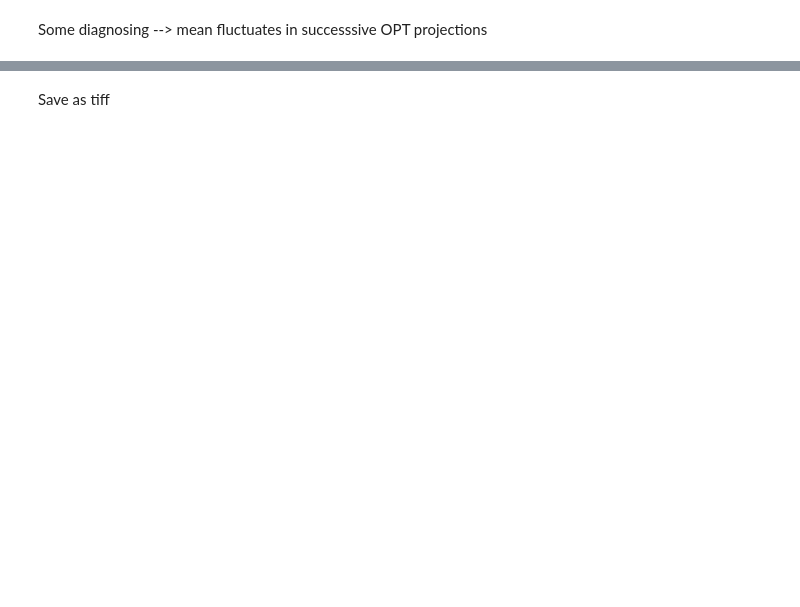
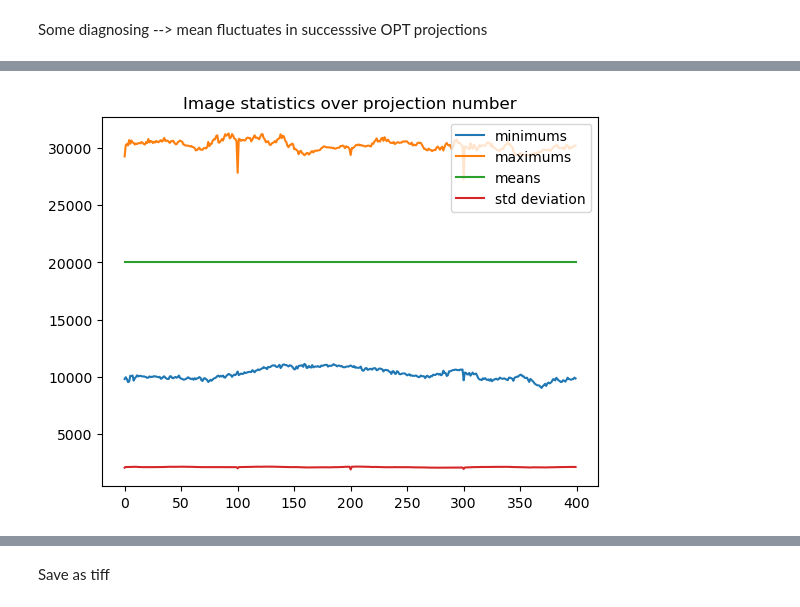
Before and after one commit to kwokkenton/optea, a Jupyter notebook: led_array/agarose_phantom_analysis waller.ipynb, the cells around one changed output, grey strips where cells are left out. Saved outputs shown, nothing was run; the diff lists cells and outputs as text; code cells hidden in the pictures; blank space fills up the shorter version.

```diff
--- a/led_array/agarose_phantom_analysis waller.ipynb
+++ b/led_array/agarose_phantom_analysis waller.ipynb
@@ -248,0 +281,28 @@ plt.colorbar()
+# %%
+bias = 2e4
+scale = 2000
+phase_contrast_processed = phase_contrast*scale + bias
+# %%
+def plot_statistics(array):
+    minimums = []
+    maximums = []
+    means = []
+    std = []
+    for i in range(num_projections):
+        minimums.append(np.min(array[i]))
+        maximums.append(np.max(array[i]))
+        means.append(np.mean(array[i]))
+        std.append(np.std(array[i]))
+
+    plt.title('Image statistics over projection number')
+    plt.plot(minimums, label='minimums')
+    plt.plot(maximums, label= 'maximums')
+    plt.plot(means, label='means')
+
+    plt.plot(std, label='std deviation')
+    plt.legend()
+    plt.show()
+
+plot_statistics(phase_contrast_processed)
+# %% [output]
+[figure, added]
```
Also changed, not shown: parts of 22 cells of this notebook, 2 other files.
